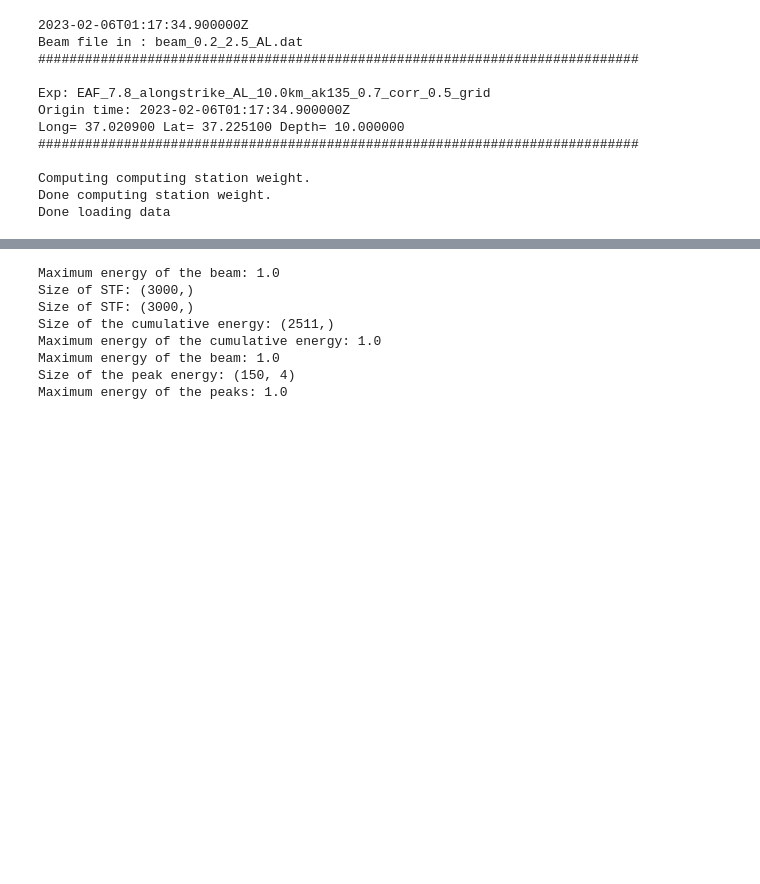
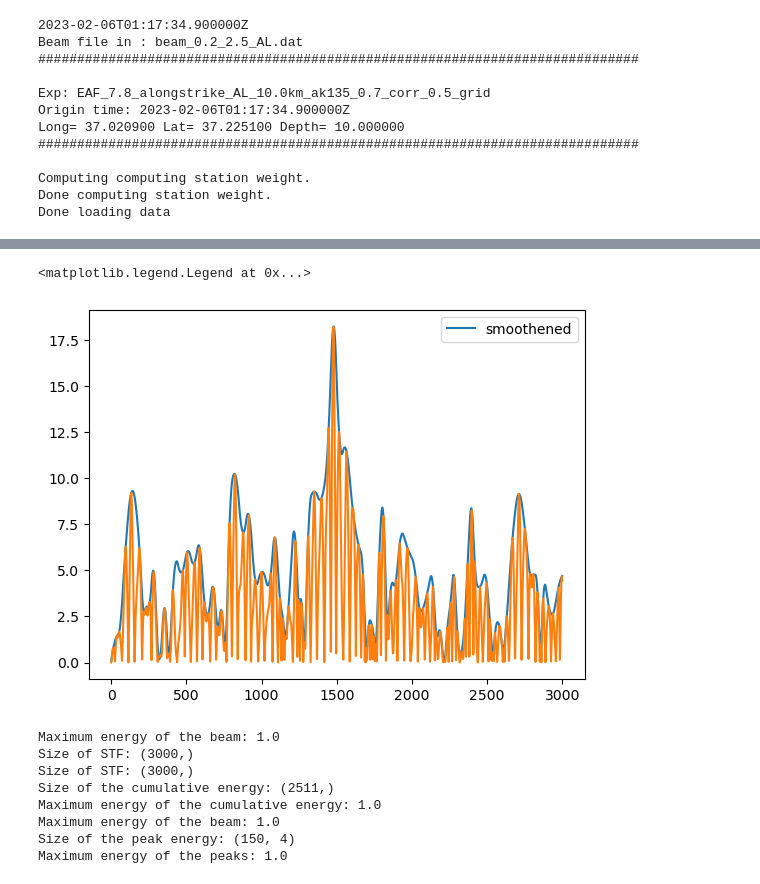
Before and after one commit to anewvauve/backprojection_anubhab, a Jupyter notebook: bp_post_process_pub_new_beamsq.ipynb, the cells around one changed output, grey strips where cells are left out. Drawn from its saved outputs; the diff is of its cells as text; code cells hidden in the pictures; blank space fills up the shorter version.

```diff
--- a/bp_post_process_pub_new_beamsq.ipynb
+++ b/bp_post_process_pub_new_beamsq.ipynb
@@ -169,3 +188,41 @@ plt.legend()
+# %%
+#BEAM SMOOTHENING ENVOLOPES USING QUADRATIC INTERPOLATION, smoother, imo better than the boxcars.
+beam=np.abs(beam)
+#beam=beam/np.max(beam) #normalization
+beam_smoothened_=np.zeros_like(beam)
+m,n=np.shape(beam_smoothened_)
+
+
+#peak interpolation function
+from scipy.signal import find_peaks
+from scipy.interpolate import interp1d
+
+
+
+
+
+#SMOOTHENING ALL THE BEAMS, the higher the value of 'distance', lower the resolution, smoother the envelope.
+for i in range(m):
+    #beam_smoothened_[:][i]=bp_lib.moving_average(beam[:][i],smooth_space_window)
+    #beam_smoothened_[:][i]=maximum_filter1d(beam[:][i],size)
+    signal=beam[i]
+    t=np.arange(1,n+1,1,dtype=int)
+    peaks, _ = find_peaks(signal, distance = 10) #peaks are the indices of where the peaks are found to be
+    peak_times=t[peaks]
+    peak_values=signal[peaks]
+    envelope_interp=interp1d(peak_times, peak_values, kind='quadratic', fill_value='extrapolate')
+    envelope_interp = np.clip(envelope_interp(t), 0, None) #this will take care of any negative values if they come around, which can be there.
+    beam_smoothened_[i]=envelope_interp
+
+
+
+beam_smoothened_normalized=np.square(beam_smoothened_)/np.max(np.square(beam_smoothened_))
+plt.plot(beam_smoothened_[20],label='smoothened')
+plt.plot(beam[20])
+plt.legend()
+# %% [output]
+<matplotlib.legend.Legend at 0x...>
+[figure, added]
 # %%
 # Preparing the beam i.e. getting the power
 # Smoothening the beam
```
Also changed, not shown: parts of 7 cells of this notebook.
